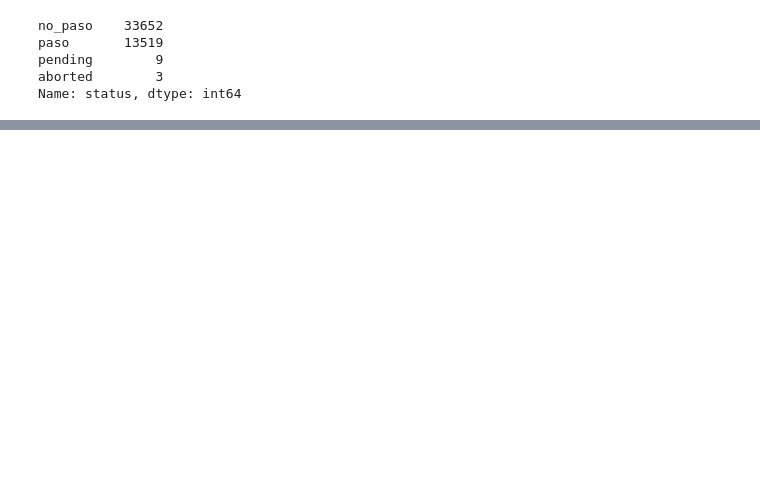
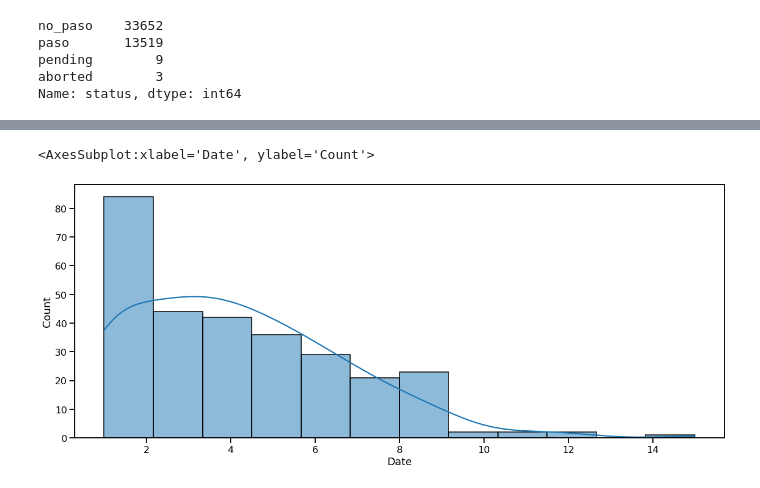
Before and after one commit to laraccano84/Mentoria_mumuki, a Jupyter notebook: Primeros Pasos.ipynb, the cells around one changed output, grey strips where cells are left out. Saved outputs shown, nothing was run; the diff lists cells and outputs as text; code cells hidden in the pictures; blank space fills up the shorter version.

```diff
--- a/Primeros Pasos.ipynb
+++ b/Primeros Pasos.ipynb
@@ -314,0 +355,6 @@ Name: status, dtype: int64
+# %%
+plt.figure(figsize=(20, 8))
+seaborn.histplot(df_student['Date'] , kde=True)
+# %% [output]
+<AxesSubplot:xlabel='Date', ylabel='Count'>
+[figure, added]
```
Also changed, not shown: parts of 44 cells of this notebook.
